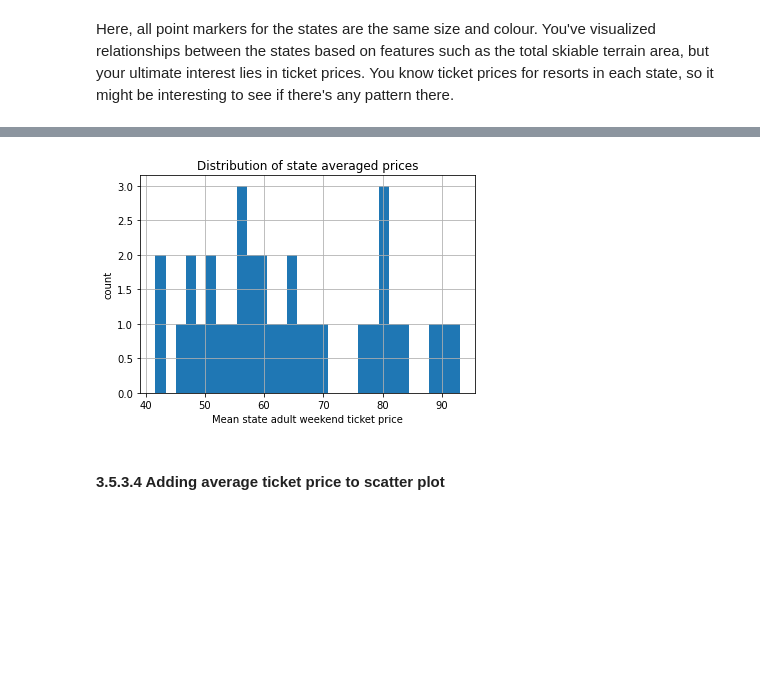
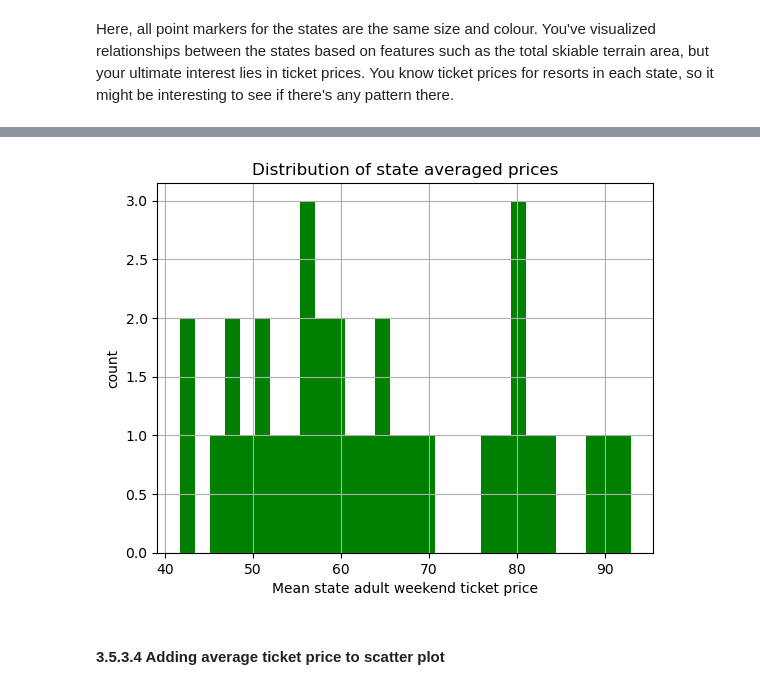
Before and after one commit to springboard-curriculum/DataScienceGuidedCapstone, a Jupyter notebook: Notebooks/03_exploratory_data_analysis.ipynb, the cells around one changed output, grey strips where cells are left out. Saved outputs shown, nothing was run; the diff lists cells and outputs as text; code cells hidden in the pictures; blank space fills up the shorter version.

```diff
--- a/Notebooks/03_exploratory_data_analysis.ipynb
+++ b/Notebooks/03_exploratory_data_analysis.ipynb
@@ -350,5 +441,5 @@ Here, all point markers for the states are the same size and colour. You've visu
 # %%
 #Code task 8#
 #Calculate the average 'AdultWeekend' ticket price by state
-state_avg_price = ski_data.groupby(___)[___].___
+state_avg_price = ski_data.groupby('state')['AdultWeekend'].mean()
 state_avg_price.head()
@@ -355,10 +454,10 @@ state_avg_price.head()
 # %%
-state_avg_price.hist(bins=30)
+state_avg_price.hist(bins=30, color='green')
 plt.title('Distribution of state averaged prices')
 plt.xlabel('Mean state adult weekend ticket price')
 plt.ylabel('count');
 # %% [output]
-[figure, old version]
+[figure, new version]
 # %% [markdown]
 #### 3.5.3.4 Adding average ticket price to scatter plot<a id='3.5.3.4_Adding_average_ticket_price_to_scatter_plot'></a>
 # %% [markdown]
```
Also changed, not shown: parts of 32 cells of this notebook.
